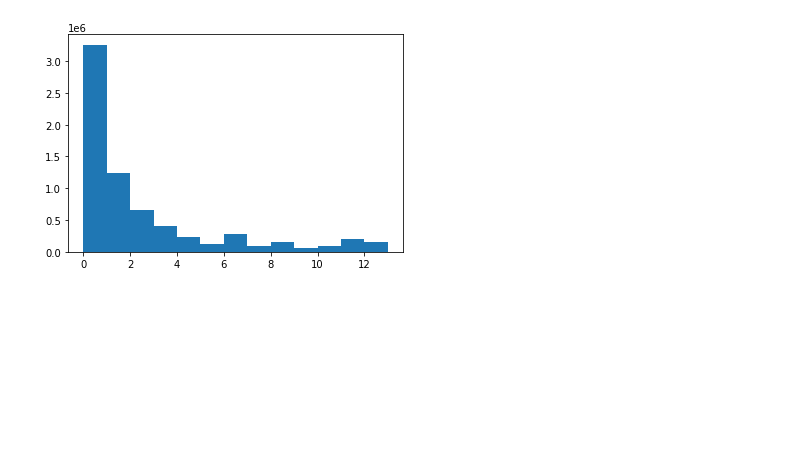
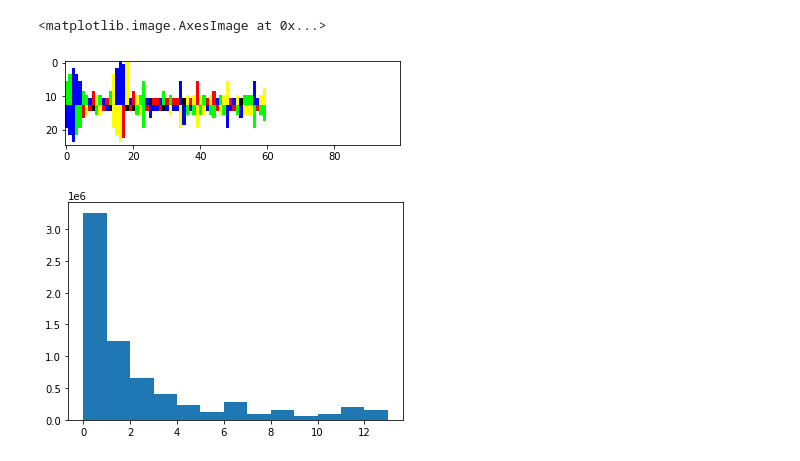
Before and after one commit to marko-petkovic/mirna, a Jupyter notebook: miRNAgeneration/MiRNA augmentation.ipynb, the cells around one changed output. Cells and saved outputs as stored; diff of their text form; code cells hidden in the pictures; blank space fills up the shorter version.

```diff
--- a/miRNAgeneration/MiRNA augmentation.ipynb
+++ b/miRNAgeneration/MiRNA augmentation.ipynb
@@ -12,0 +13,7 @@ from tqdm import tqdm
+# %%
+aug = Augmentor()
+# %%
+plt.imshow(aug.augment_mirna(0))
+# %% [output]
+<matplotlib.image.AxesImage at 0x...>
+[figure, added]
```
Also changed, not shown: parts of 8 cells of this notebook, 2 other files.
